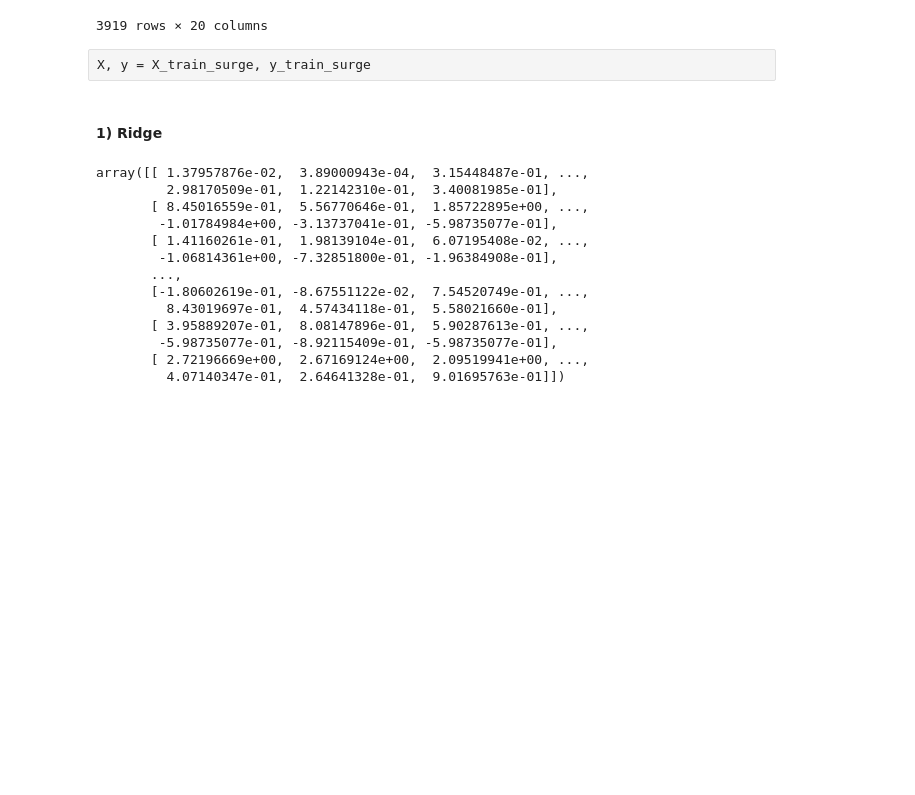
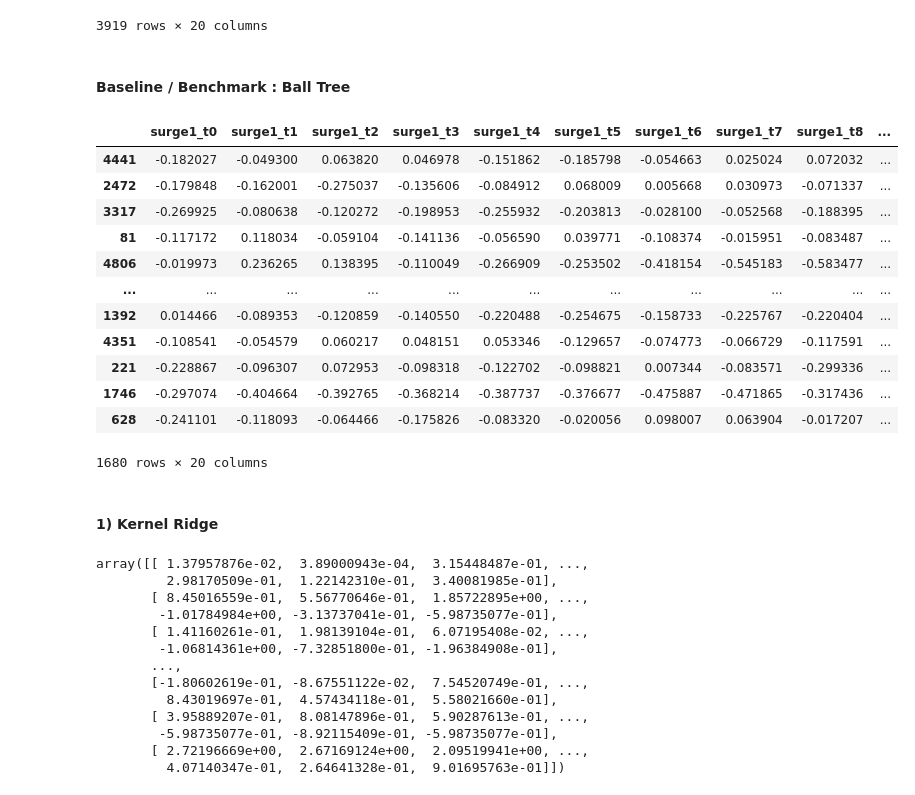
Before and after one commit to oumeima-elgharbi/ChallengeData_CanYouPredictTheTide, a Jupyter notebook: preprocess.ipynb, the cells around one changed output. Saved outputs shown, nothing was run; the diff lists cells and outputs as text; code cells hidden in the pictures; blank space fills up the shorter version.

```diff
--- a/preprocess.ipynb
+++ b/preprocess.ipynb
@@ -121,0 +95,4 @@ array([[100849.72, 100797.72, 100754.72, ..., 101970.81, 101981.81,
+# %%
+slp_train = generate_X_train_test(X_train)
+
+slp_train
@@ -122,5 +138,5 @@ array([[100849.72, 100797.72, 100754.72, ..., 101970.81, 101981.81,
 # %%
-surge_train = np.array(Y_train)[:,1:]
+surge_train = generate_Y_train(Y_train)
 surge_train
 # %% [output]
 array([[ 0.58693592,  1.06958024,  0.76792754, ..., -0.42270688,
@@ -157,0 +155,3 @@ surge_train_df
+# %%
+surge_train_df = Y_train_to_dataframe(surge_train, X_train)
+surge_train_df
@@ -158,7 +174,7 @@ surge_train_df
 # %%
 from sklearn.model_selection import train_test_split
 
-X_train_surge, X_test_surge, y_train_surge, y_test_surge = train_test_split(slp_train, surge_train_df, test_size=0.3, random_state=42)
+X_train_surge, X_val_surge, y_train_surge, y_val_surge = train_test_split(slp_train, surge_train_df, test_size=0.3, random_state=seed)
 # %%
 slp_train.shape
 # %% [output]
@@ -292,9 +301,40 @@ y_train_surge
 | 5391 | 0.395889 | 0.808148 | 0.590288 | 0.348965 | 0.077478 | 0.238359 | 0.188084 | 0.543364 | 1.062877 | ... |
 | 861 | 2.721967 | 2.671691 | 2.095199 | -0.073348 | -1.330235 | -1.538040 | -1.501171 | -0.730281 | -0.817425 | ... |
 3919 rows × 20 columns
-# %% [raw]
-X, y = X_train_surge, y_train_surge
+# %% [markdown]
+#### Baseline / Benchmark : Ball Tree
+# %%
+from sklearn.neighbors import BallTree
+
+# 1) fit
+tree = BallTree(X_train_surge, metric='l2')
+
+# 2) predict
+y_val_surge_pred_ballTree = []; k = 40
+for i in range(X_val_surge.shape[0]):
+    dist, ind = tree.query([X_val_surge[i]], k=k)
+    y_val_surge_pred_ballTree.append(np.mean(surge_train[ind[0]], axis=0)) # we get indexes in surge_train (Y_train) where all the training data is
+
+# 3) to matrix
+y_val_surge_pred_ballTree = np.array(y_val_surge_pred_ballTree)
+
+# 4) save
+save_y_pred("BallTree", output_path, y_val_surge_pred_ballTree, y_val_surge.index, submit=False)
+# %% [output]
+|  | surge1_t0 | surge1_t1 | surge1_t2 | surge1_t3 | surge1_t4 | surge1_t5 | surge1_t6 | surge1_t7 | surge1_t8 | ... |
+| 4441 | -0.182027 | -0.049300 | 0.063820 | 0.046978 | -0.151862 | -0.185798 | -0.054663 | 0.025024 | 0.072032 | ... |
+| 2472 | -0.179848 | -0.162001 | -0.275037 | -0.135606 | -0.084912 | 0.068009 | 0.005668 | 0.030973 | -0.071337 | ... |
+| 3317 | -0.269925 | -0.080638 | -0.120272 | -0.198953 | -0.255932 | -0.203813 | -0.028100 | -0.052568 | -0.188395 | ... |
+| 81 | -0.117172 | 0.118034 | -0.059104 | -0.141136 | -0.056590 | 0.039771 | -0.108374 | -0.015951 | -0.083487 | ... |
+| 4806 | -0.019973 | 0.236265 | 0.138395 | -0.110049 | -0.266909 | -0.253502 | -0.418154 | -0.545183 | -0.583477 | ... |
+| ... | ... | ... | ... | ... | ... | ... | ... | ... | ... | ... |
+| 1392 | 0.014466 | -0.089353 | -0.120859 | -0.140550 | -0.220488 | -0.254675 | -0.158733 | -0.225767 | -0.220404 | ... |
+| 4351 | -0.108541 | -0.054579 | 0.060217 | 0.048151 | 0.053346 | -0.129657 | -0.074773 | -0.066729 | -0.117591 | ... |
+| 221 | -0.228867 | -0.096307 | 0.072953 | -0.098318 | -0.122702 | -0.098821 | 0.007344 | -0.083571 | -0.299336 | ... |
+| 1746 | -0.297074 | -0.404664 | -0.392765 | -0.368214 | -0.387737 | -0.376677 | -0.475887 | -0.471865 | -0.317436 | ... |
+| 628 | -0.241101 | -0.118093 | -0.064466 | -0.175826 | -0.083320 | -0.020056 | 0.098007 | 0.063904 | -0.017207 | ... |
+1680 rows × 20 columns
 # %% [markdown]
-#### 1) Ridge
+#### 1) Kernel Ridge
 # %%
 from sklearn.multioutput import MultiOutputRegressor
```
Also changed, not shown: parts of 79 cells of this notebook, 2 other files.
